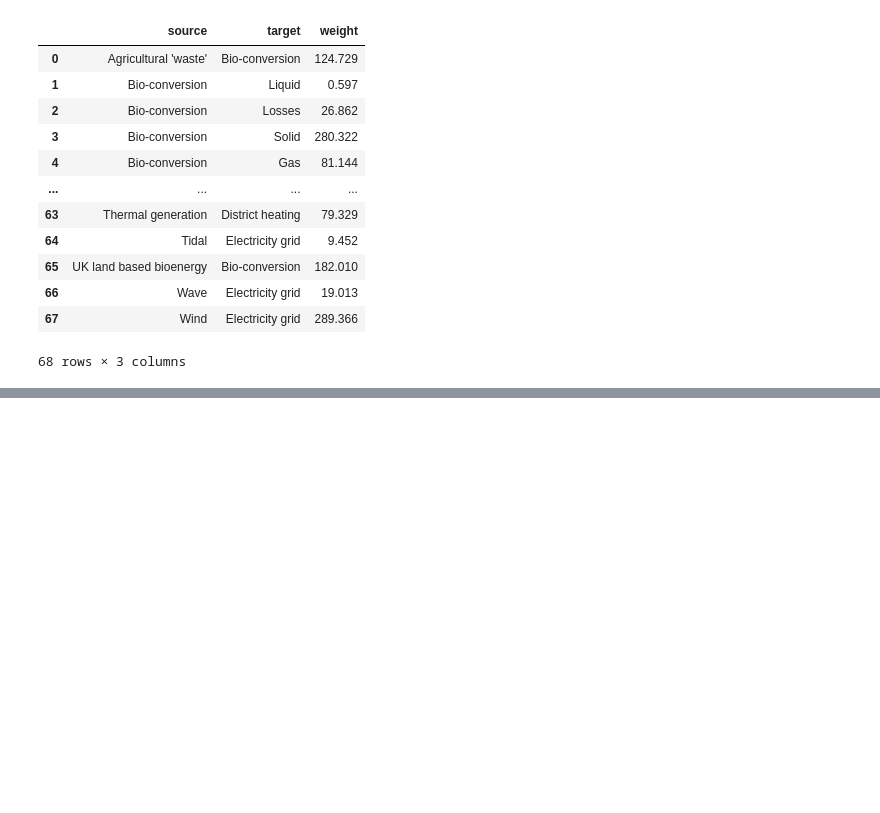
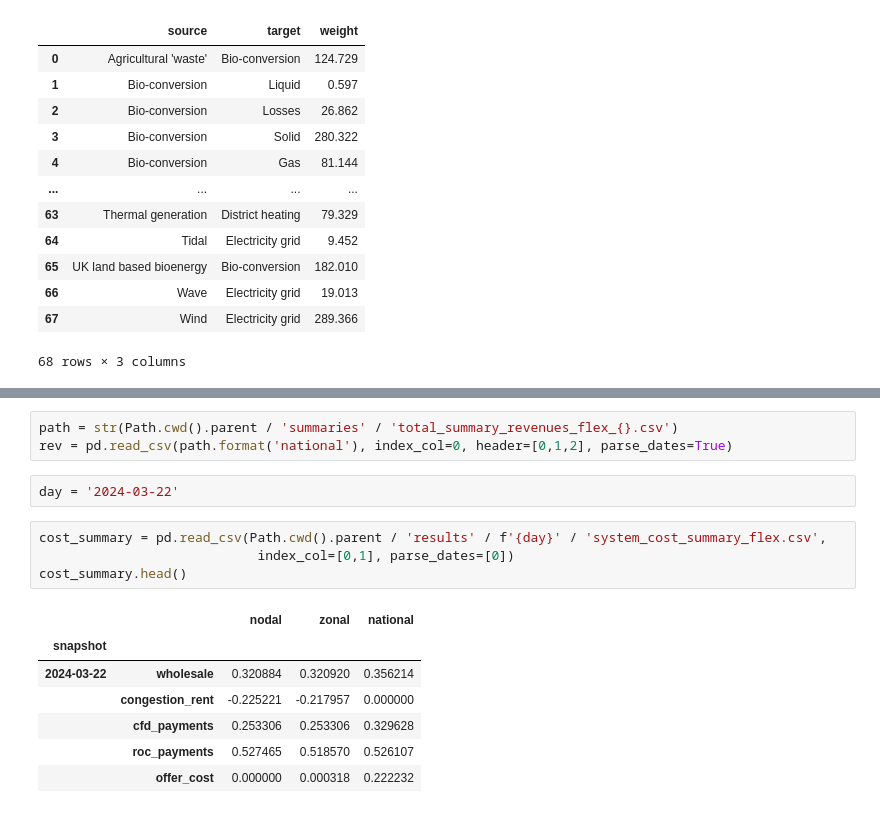
Before and after one commit to LukasFrankenQ/GBPower, a Jupyter notebook: notebooks/money_flow.ipynb, the cells around one changed output, grey strips where cells are left out. Saved outputs shown, nothing was run; the diff lists cells and outputs as text; blank space fills up the shorter version.

```diff
--- a/notebooks/money_flow.ipynb
+++ b/notebooks/money_flow.ipynb
@@ -62,0 +76,17 @@ df
+# %%
+path = str(Path.cwd().parent / 'summaries' / 'total_summary_revenues_flex_{}.csv')
+rev = pd.read_csv(path.format('national'), index_col=0, header=[0,1,2], parse_dates=True)
+# %%
+day = '2024-03-22'
+# %%
+cost_summary = pd.read_csv(Path.cwd().parent / 'results' / f'{day}' / 'system_cost_summary_flex.csv',
+                            index_col=[0,1], parse_dates=[0])
+cost_summary.head()
+# %% [output]
+|  |  | nodal | zonal | national |
+| snapshot |  |  |  |  |
+| 2024-03-22 | wholesale | 0.320884 | 0.320920 | 0.356214 |
+|  | congestion_rent | -0.225221 | -0.217957 | 0.000000 |
+|  | cfd_payments | 0.253306 | 0.253306 | 0.329628 |
+|  | roc_payments | 0.527465 | 0.518570 | 0.526107 |
+|  | offer_cost | 0.000000 | 0.000318 | 0.222232 |
```
Also changed, not shown: parts of 11 cells of this notebook, 1 other file.
